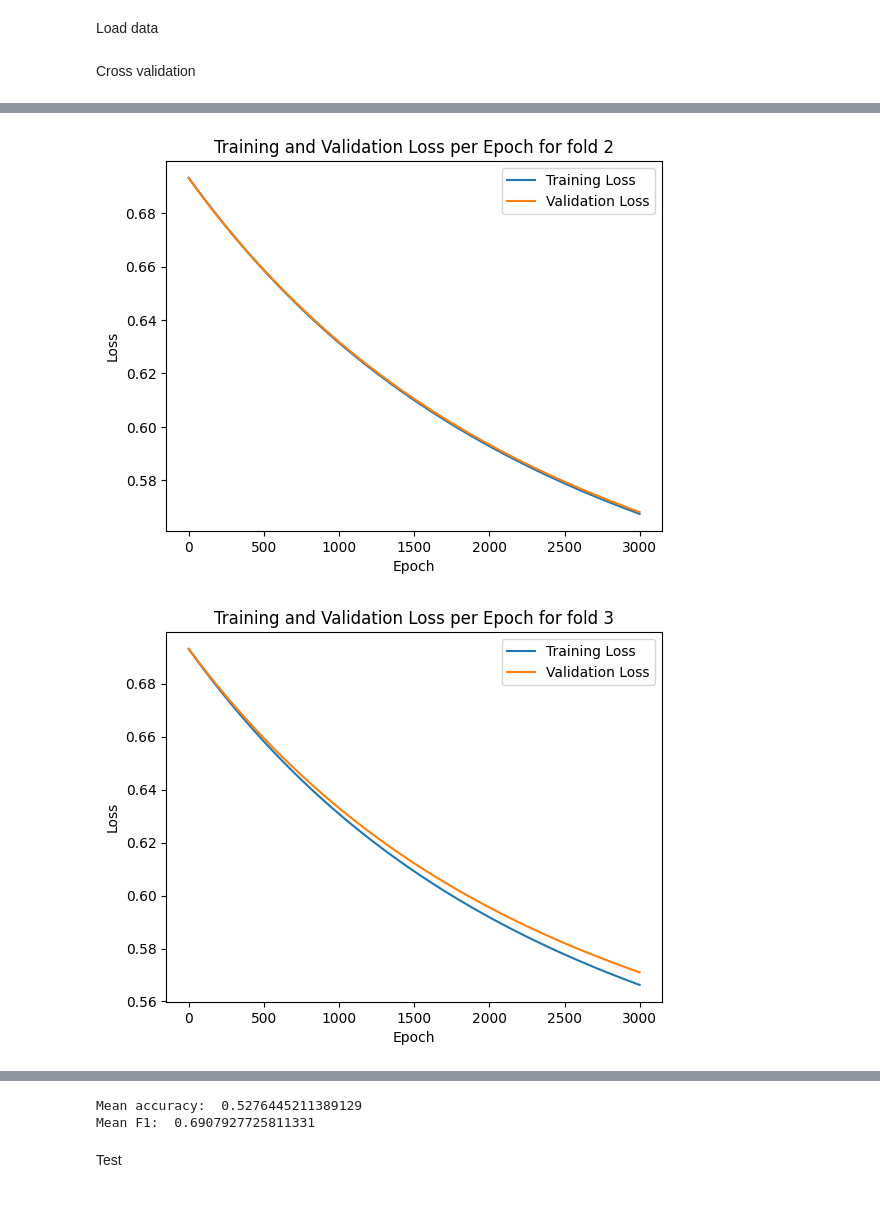
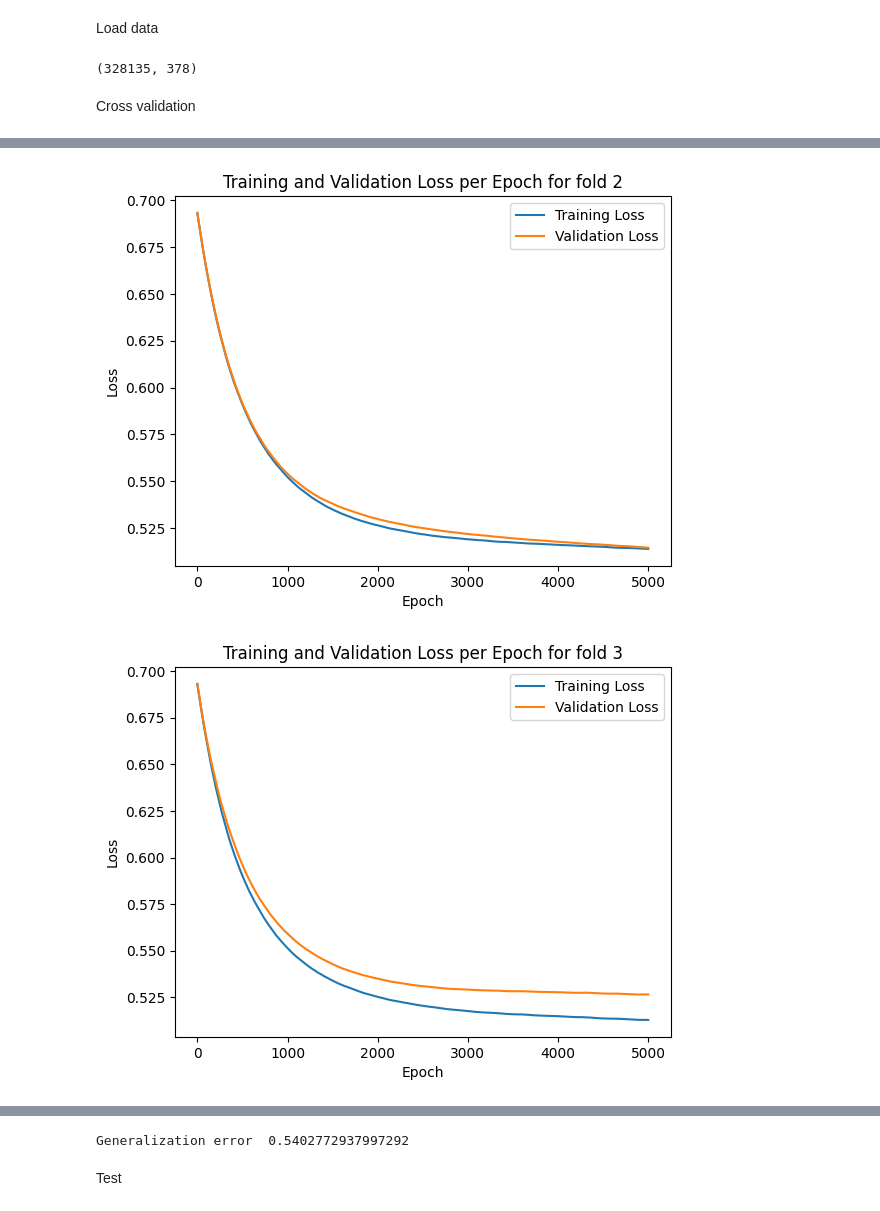
Before and after one commit to martiiiina/fantasy_group, a Jupyter notebook: Train.ipynb, the cells around one changed output, grey strips where cells are left out. Saved outputs shown, nothing was run; the diff lists cells and outputs as text; code cells hidden in the pictures.

```diff
--- a/Train.ipynb
+++ b/Train.ipynb
@@ -21,6 +21,9 @@ np.unique(y_train)
 # Add bias term to X (column of 1)
 x_train_norm = np.hstack([np.ones((x_train_norm.shape[0], 1)), x_train_norm])
 x_test_norm = np.hstack([np.ones((x_test_norm.shape[0], 1)), x_test_norm])
+print(x_train_norm.shape)
+# %% [output]
+(328135, 378)
 # %% [markdown]
 Cross validation
 # %%
@@ -36,11 +39,18 @@ ws=[]
 acc_scores=[]
 f1_scores=[]
 initial_w = np.zeros((x_train_norm.shape[1], 1))
+initial_m = np.zeros((x_train_norm.shape[1], 1))
+initial_v = np.zeros((x_train_norm.shape[1], 1))
+b1 = 0.9
+b2 = 0.999
+batch_size= 128
+gamma = 0.0001 #0.2 / x_train_norm.shape[1]
+max_iters=5000
 
 for k in range(k_fold):
-    w, loss_tr_tmp, loss_val_tmp, x_val, y_val = cross_validation(y_train, x_train_norm, k_indices, k, initial_w, max_iters=3000, gamma= 0.2 / x_train_norm.shape[1])
-    loss_tr.append(loss_tr_tmp[-1])
-    loss_val.append(loss_val_tmp[-1])
+    w, loss_tr_tmp, loss_val_tmp, x_val, y_val = cross_validation(y_train, x_train_norm, k_indices, k, initial_w, initial_m, initial_v, b1, b2, batch_size , max_iters, gamma)
+    best_val_loss = np.mean(loss_val_tmp)
+    loss_val.append( best_val_loss)
     ws.append(w)
 
     plt.plot(loss_tr_tmp, label='Training Loss')
@@ -51,15 +61,8 @@ for k in range(k_fold):
     plt.legend()
     plt.show()
 
-    y_pred_prob = sigmoid(x_val @ w)
-    y_pred = np.where(y_pred_prob >= 0.5, 1, -1)
-    acc = accuracy(y_val, y_pred)
-    f1 = f1_score(y_val, y_pred)
-    acc_scores.append(acc)
-    f1_scores.append(f1)
+w_best=np.mean(ws, axis=0)
+gen_err = np.mean(loss_val)
 
-w_best=np.mean(ws, axis=0)
-
-print("Mean accuracy: ", np.mean(acc_scores))
-print("Mean F1: ", np.mean(f1_scores))
+print("Generalization error ", gen_err)
 # %% [output]
@@ -67,2 +70,2 @@ print("Mean F1: ", np.mean(f1_scores))
-[figure, old version]
+[figure, new version]
-[figure, old version]
+[figure, new version]
@@ -71,5 +74,4 @@ print("Mean F1: ", np.mean(f1_scores))
-Mean accuracy:  0.5276445211389129
-Mean F1:  0.6907927725811331
+Generalization error  0.5402772937997292
 # %% [markdown]
 Test
 # %%
```
Also changed, not shown: parts of 2 cells of this notebook, 3 other files.
